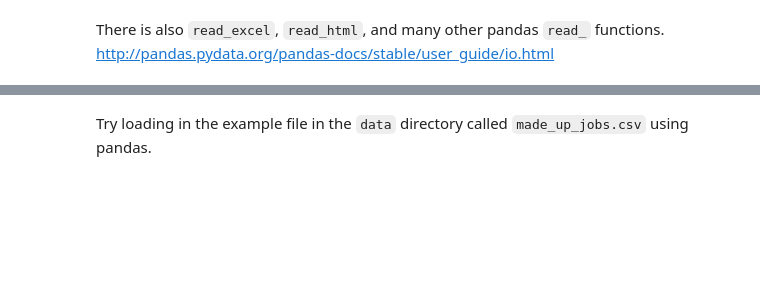
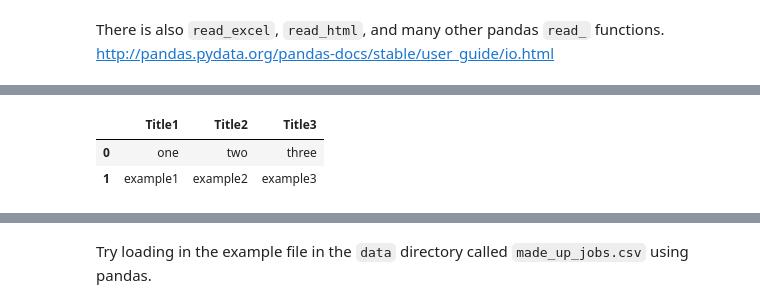
Before and after one commit to medoffc/hbs-ds-060120, a Jupyter notebook: module-1/day-5-pandas-1/pandas-1.ipynb, the cells around one changed output, grey strips where cells are left out. Saved outputs shown, nothing was run; the diff lists cells and outputs as text; code cells hidden in the pictures; blank space fills up the shorter version.

```diff
--- a/module-1/day-5-pandas-1/pandas-1.ipynb
+++ b/module-1/day-5-pandas-1/pandas-1.ipynb
@@ -82,2 +97,8 @@ http://pandas.pydata.org/pandas-docs/stable/user_guide/io.html
+# %%
+example_csv
+# %% [output]
+|  | Title1 | Title2 | Title3 |
+| 0 | one | two | three |
+| 1 | example1 | example2 | example3 |
 # %%
 example_csv.describe()
```
Also changed, not shown: parts of 25 cells of this notebook.
